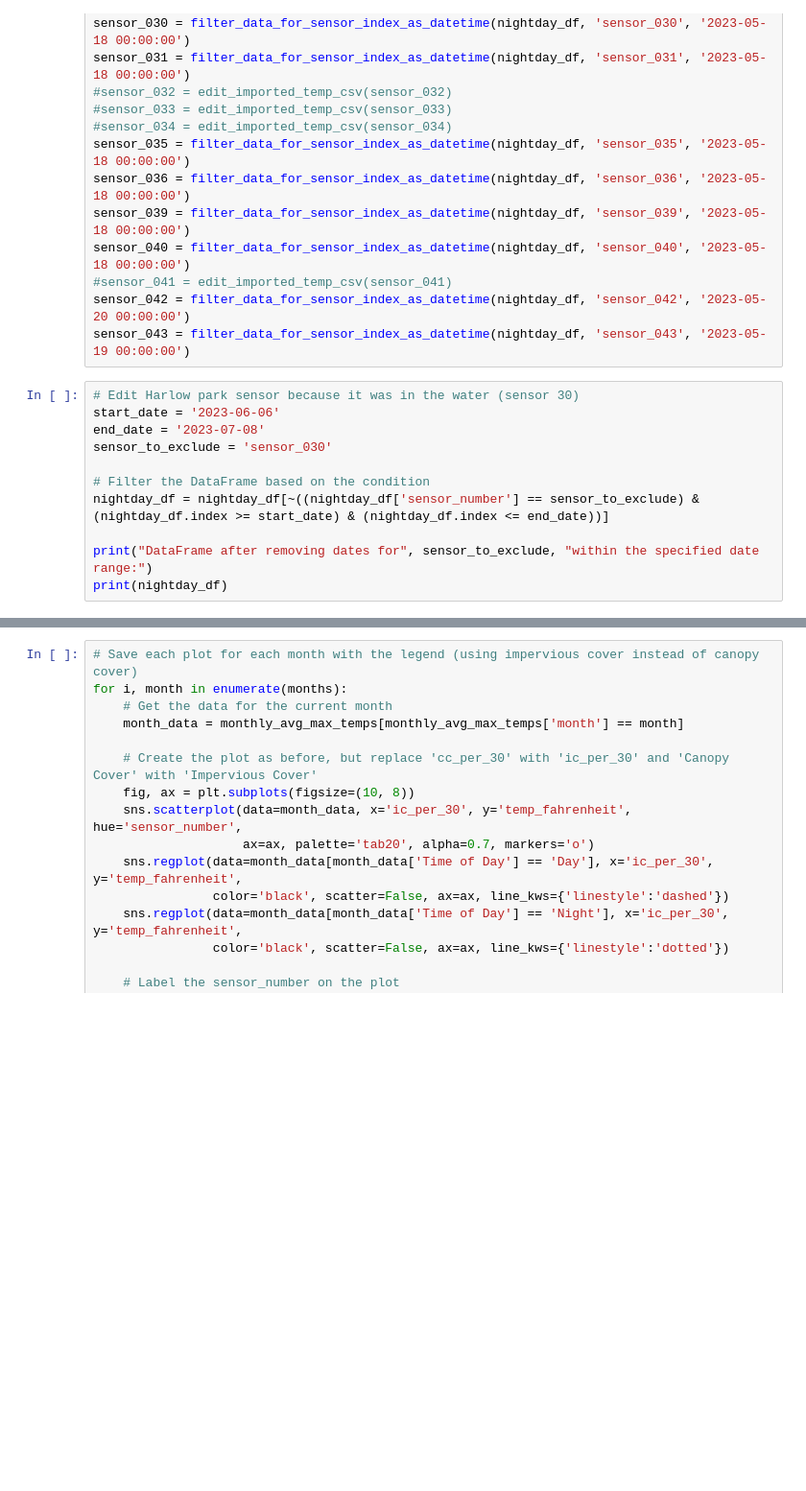
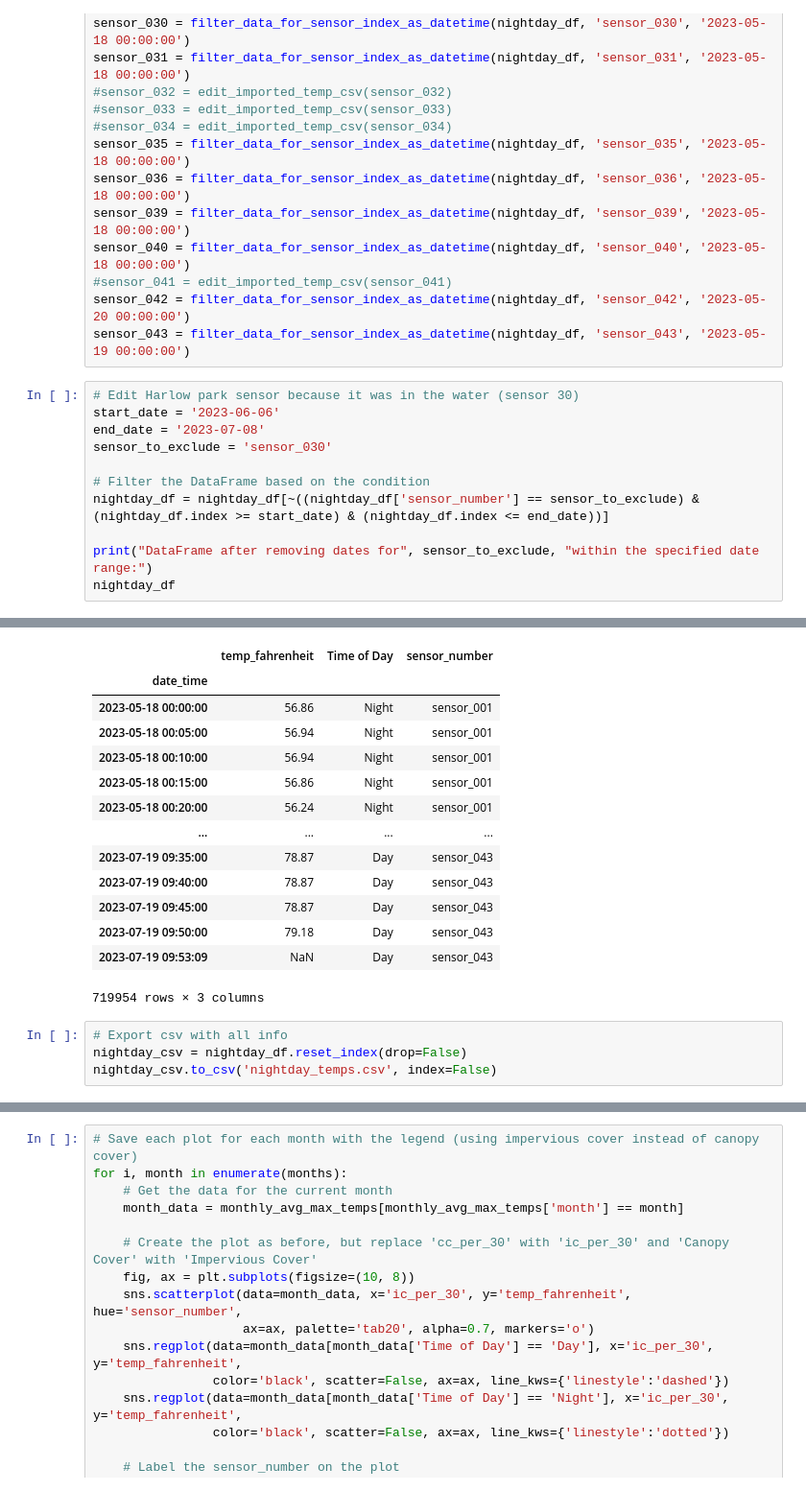
Before and after one commit to rebeccamchgh/bootcamp-11-air-temperature-data, a Jupyter notebook: July-2023-results.ipynb, the cells around one changed output, grey strips where cells are left out. Shown at 96% size. Drawn from its saved outputs; the diff is of its cells as text; blank space fills up the shorter version.

Commit message:
series of files on air temp work

```diff
--- a/July-2023-results.ipynb
+++ b/July-2023-results.ipynb
@@ -544,6 +544,6 @@ sensor_to_exclude = 'sensor_030'
 nightday_df = nightday_df[~((nightday_df['sensor_number'] == sensor_to_exclude) & (nightday_df.index >= start_date) & (nightday_df.index <= end_date))]
 
 print("DataFrame after removing dates for", sensor_to_exclude, "within the specified date range:")
-print(nightday_df)
+nightday_df
 # %% [output]
 DataFrame after removing dates for sensor_030 within the specified date range:
@@ -565,3 +550,21 @@ date_time
+|  | temp_fahrenheit | Time of Day | sensor_number |
+| date_time |  |  |  |
+| 2023-05-18 00:00:00 | 56.86 | Night | sensor_001 |
+| 2023-05-18 00:05:00 | 56.94 | Night | sensor_001 |
+| 2023-05-18 00:10:00 | 56.94 | Night | sensor_001 |
+| 2023-05-18 00:15:00 | 56.86 | Night | sensor_001 |
+| 2023-05-18 00:20:00 | 56.24 | Night | sensor_001 |
+| ... | ... | ... | ... |
+| 2023-07-19 09:35:00 | 78.87 | Day | sensor_043 |
+| 2023-07-19 09:40:00 | 78.87 | Day | sensor_043 |
+| 2023-07-19 09:45:00 | 78.87 | Day | sensor_043 |
+| 2023-07-19 09:50:00 | 79.18 | Day | sensor_043 |
+| 2023-07-19 09:53:09 | NaN | Day | sensor_043 |
+719954 rows × 3 columns
+# %%
+# Export csv with all info
+nightday_csv = nightday_df.reset_index(drop=False)
+nightday_csv.to_csv('nightday_temps.csv', index=False)
 # %%
 # Get monthly max
 
```
Also changed, not shown: parts of 19 cells of this notebook, 2 other files.
